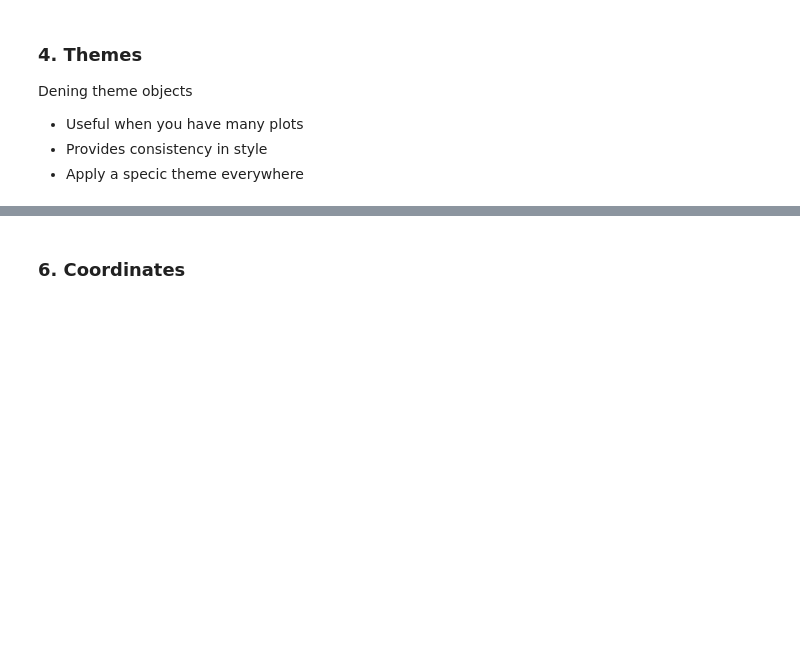
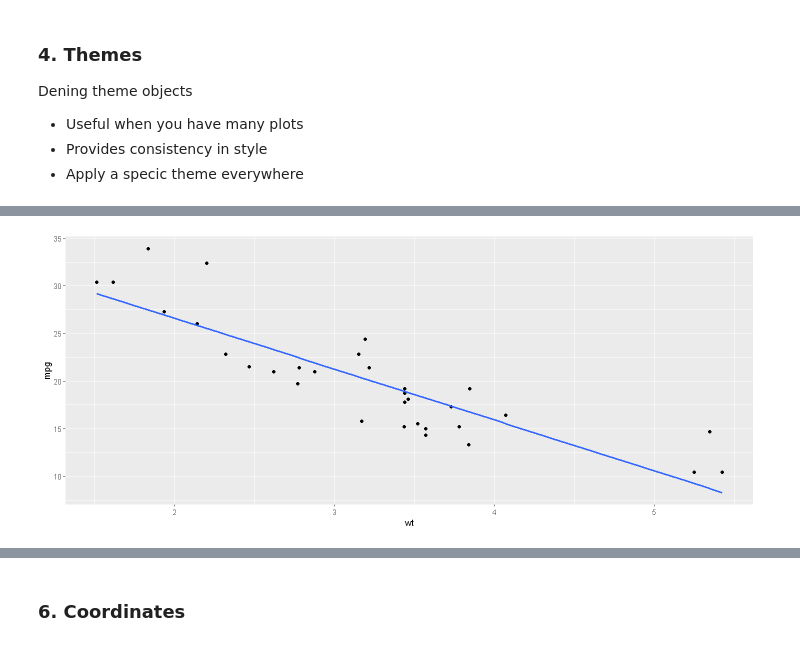
Before and after one commit to lnphng/Data-Analyst-with-R, a Jupyter notebook: 02.Visualization with ggplot2.ipynb, the cells around one changed output, grey strips where cells are left out. Cells and saved outputs as stored; diff of their text form; code cells hidden in the pictures; blank space fills up the shorter version.

```diff
--- a/02.Visualization with ggplot2.ipynb
+++ b/02.Visualization with ggplot2.ipynb
@@ -518,0 +531,6 @@ ggplot(economics, aes(x = date, y = unemploy/pop)) +
+# %%
+ggplot(mtcars, aes(x = wt, y = mpg)) +
+  geom_point() +
+  stat_smooth(method = "lm", se = FALSE)
+# %% [output]
+[figure, added]
```
Also changed, not shown: parts of 41 cells of this notebook.
